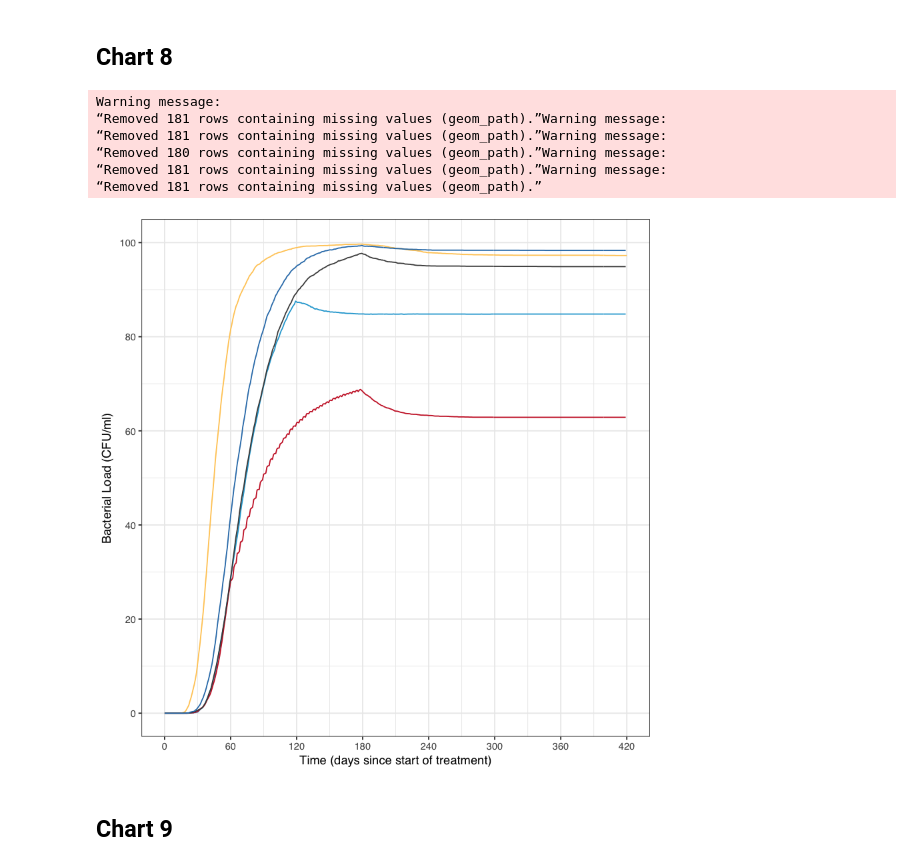
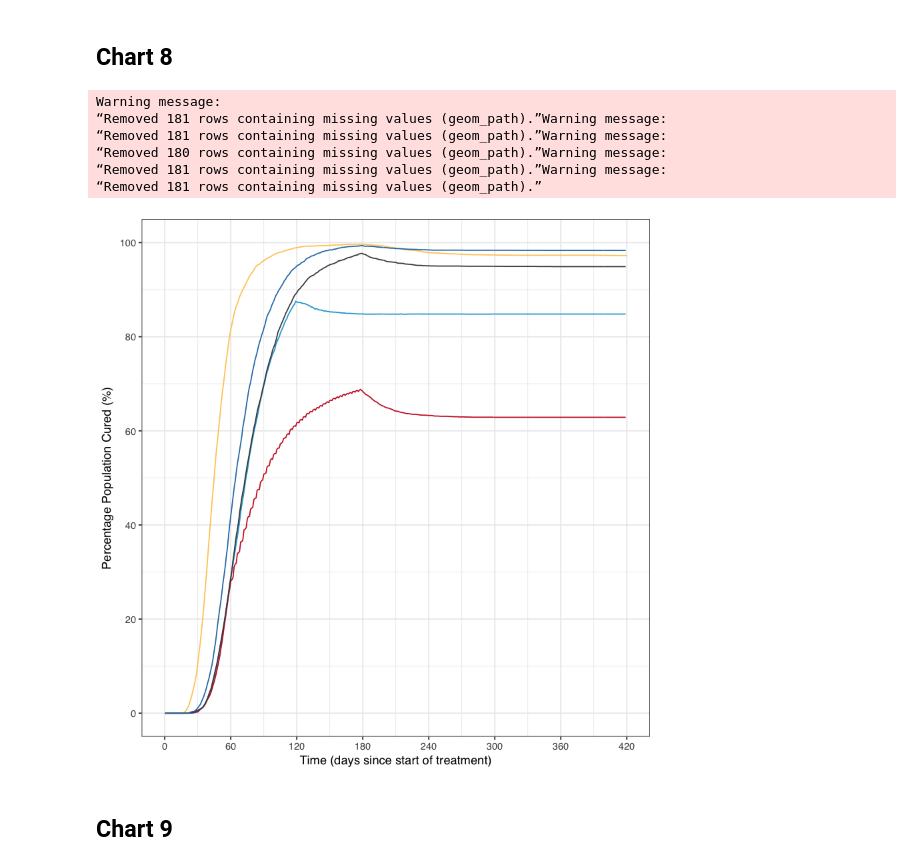
Before and after one commit to byillustrativemeans/UCSFprojects, a Jupyter notebook: systemsModel/Charts for Mathematical Modeling to Explore Shorter Multi-Drug Therapy Options for Active Pulmonary Tuberculosis.ipynb, the cells around one changed output. Saved outputs shown, nothing was run; the diff lists cells and outputs as text; code cells hidden in the pictures.

```diff
--- a/systemsModel/Charts for Mathematical Modeling to Explore Shorter Multi-Drug Therapy Options for Active Pulmonary Tuberculosis.ipynb
+++ b/systemsModel/Charts for Mathematical Modeling to Explore Shorter Multi-Drug Therapy Options for Active Pulmonary Tuberculosis.ipynb
@@ -360,35 +352,35 @@ file31 <- data.frame(TB5 = scan('~/Dropbox/John_manuscript/Figure 9/countCleared
 file32 <- data.frame(TB4 = scan('~/Dropbox/John_manuscript/Figure 9/countClearedTB4.txt', skip = 1, what = numeric(), sep = '\t'))
 file33 <- data.frame(TB1 = scan('~/Dropbox/John_manuscript/Figure 9/countClearedTB1.txt', skip = 1, what = numeric(), sep = '\t'))
 file34 <- data.frame(TB3 = scan('~/Dropbox/John_manuscript/Figure 9/countClearedTB3.txt', skip = 1, what = numeric(), sep = '\t'))
 
 j <- bind_cols(file30, file31, file32, file33, file34)
 
 j <- mutate(j, time = seq(-180, 420, by = 1))
 
 
 
 Plot8 <- ggplot(j, aes(time, TB8*100)) +
   geom_line(color = "#21a6d5") +
   geom_line(data = j, aes(time, TB5*100),color = "#ca222c") +
   geom_line(data = j, aes(time + 90, TB4*100),color = "#ffca63") +
   geom_line(data = j, aes(time, TB1*100),color = "#484848") +
   geom_line(data = j, aes(time, TB3*100),color = "#2c7bb6") +
   scale_y_continuous(limits = c(0, 100), breaks = c(0, 20, 40, 60, 80, 100)) +
-  ylab("Bacterial Load (CFU/ml)") +
+  ylab("Percentage Population Cured (%)") +
   xlab("Time (days since start of treatment)") +
   scale_x_continuous(limits = c(0, 420), breaks = seq(-180, 420, by = 60)) +
   theme_bw(base_family = "Helvetica") +
   theme(legend.position = 'none')
 
 Plot8
 # %% [output]
 Warning message:
 “Removed 181 rows containing missing values (geom_path).”Warning message:
 “Removed 181 rows containing missing values (geom_path).”Warning message:
 “Removed 180 rows containing missing values (geom_path).”Warning message:
 “Removed 181 rows containing missing values (geom_path).”Warning message:
 “Removed 181 rows containing missing values (geom_path).”
-[figure, old version]
+[figure, new version]
 # %% [markdown]
 ## Chart 9
 # %%
```
Also changed, not shown: parts of 3 cells of this notebook.
